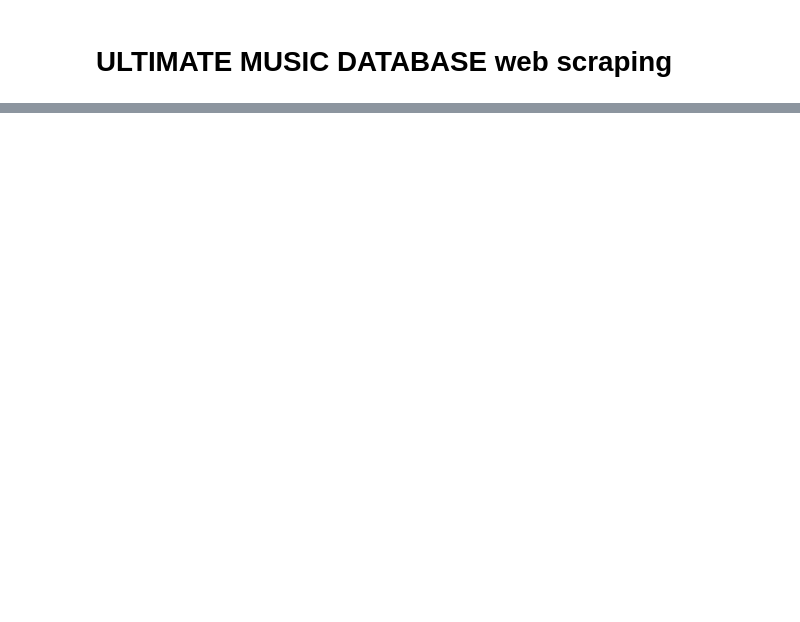
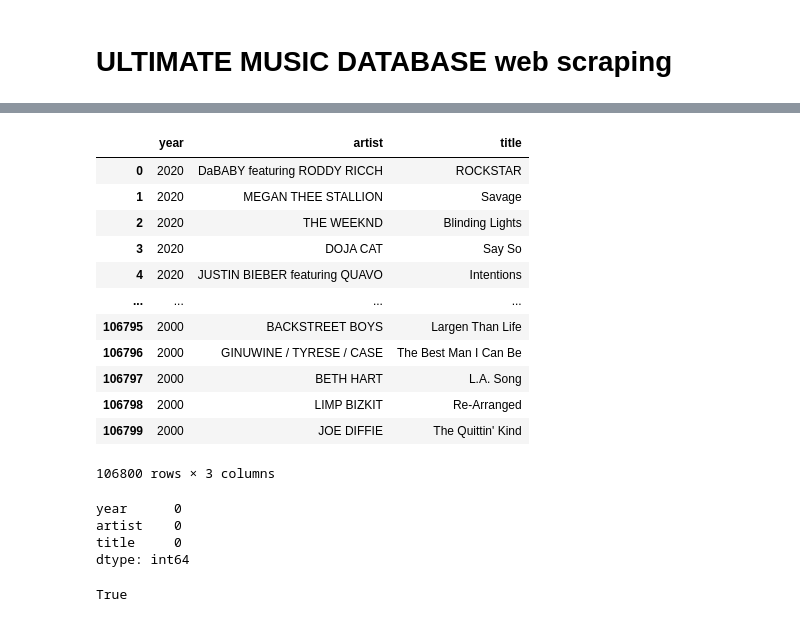
Before and after one commit to daniel-isidro/hot_n_pop_song_machine, a Jupyter notebook: data_acquisition/ultimate_music_database_web_scraping.ipynb, the cells around one changed output, grey strips where cells are left out. Drawn from its saved outputs; the diff is of its cells as text; code cells hidden in the pictures; blank space fills up the shorter version.

```diff
--- a/data_acquisition/ultimate_music_database_web_scraping.ipynb
+++ b/data_acquisition/ultimate_music_database_web_scraping.ipynb
@@ -51 +54,38 @@ weekly_hits(19900113)
 100 rows × 3 columns
+# %%
+# Scraping from 2020-06-20 backwards, till 2000-01-01, 1 week earlier on each iteration
+
+initial_date = '20200620'
+date_object = datetime.strptime(initial_date, '%Y%m%d')
+
+df = pd.DataFrame()
+
+while date_object > datetime.strptime('20000101', '%Y%m%d'):
+    df = pd.concat([df, weekly_hits(date_object.strftime('%Y%m%d'))], ignore_index=True)
+    # Substrating 7 days to date
+    date_object = date_object - timedelta(days=7)
+    # Adding random delay to avoid getting banned
+    time.sleep(random.randint(0, 5))
+# %%
+df
+# %% [output]
+|  | year | artist | title |
+| 0 | 2020 | DaBABY featuring RODDY RICCH | ROCKSTAR |
+| 1 | 2020 | MEGAN THEE STALLION | Savage |
+| 2 | 2020 | THE WEEKND | Blinding Lights |
+| 3 | 2020 | DOJA CAT | Say So |
+| 4 | 2020 | JUSTIN BIEBER featuring QUAVO | Intentions |
+| ... | ... | ... | ... |
+| 106795 | 2000 | BACKSTREET BOYS | Largen Than Life |
+| 106796 | 2000 | GINUWINE / TYRESE / CASE | The Best Man I Can Be |
+| 106797 | 2000 | BETH HART | L.A. Song |
+| 106798 | 2000 | LIMP BIZKIT | Re-Arranged |
+| 106799 | 2000 | JOE DIFFIE | The Quittin' Kind |
+106800 rows × 3 columns
+# %%
+df.isnull().sum()
+# %% [output]
+year      0
+artist    0
+title     0
+dtype: int64
@@ -51,0 +94,4 @@ weekly_hits(19900113)
+# %%
+datetime.strptime('20200621', '%Y%m%d') > datetime.strptime('20200620', '%Y%m%d')
+# %% [output]
+True
```
Also changed, not shown: parts of 16 cells of this notebook, 7 other files.
